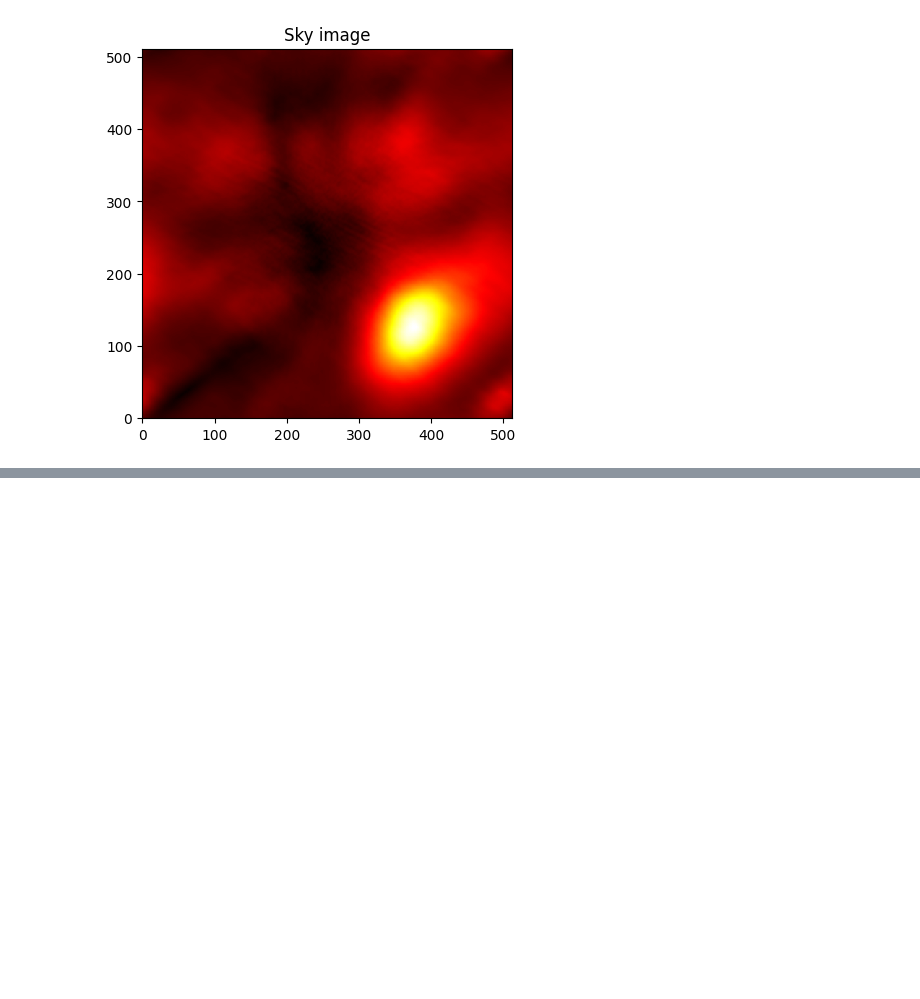
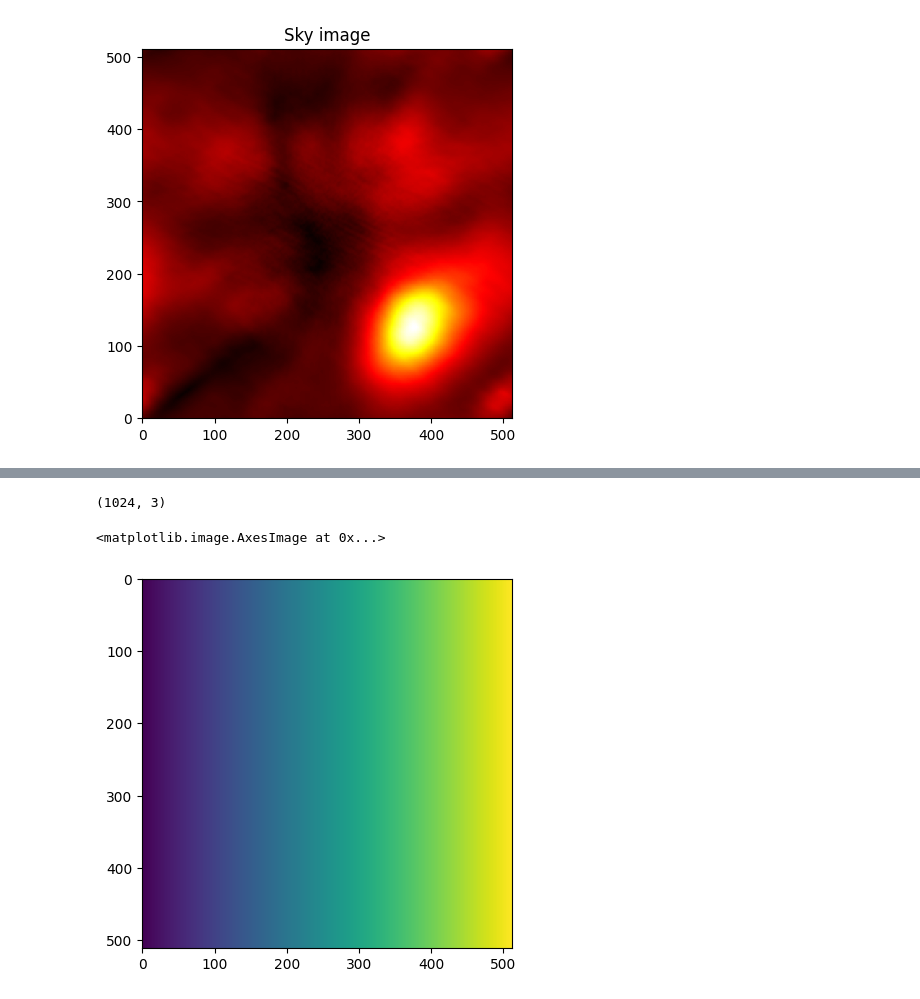
Before and after one commit to Mark1626/tensor-image-domain-gridding, a Jupyter notebook: Tensor_IDG.ipynb, the cells around one changed output, grey strips where cells are left out. Saved outputs shown, nothing was run; the diff lists cells and outputs as text; code cells hidden in the pictures; blank space fills up the shorter version.

```diff
--- a/Tensor_IDG.ipynb
+++ b/Tensor_IDG.ipynb
@@ -723,0 +797,3 @@ plt.imshow(dirty_image, interpolation='nearest', cmap=plt.get_cmap('hot'), origi
+# %%
+_lmn_grid = compute_lmn(grid_size, image_size)
+lmn_grid = rearrange(_lmn_grid, "(sz1 sz2) v -> v sz1 sz2", sz1=grid_size, sz2=grid_size, v=3)
@@ -723,0 +828,10 @@ plt.imshow(dirty_image, interpolation='nearest', cmap=plt.get_cmap('hot'), origi
+# %%
+lmn_subgrid = compute_lmn(subgrid_size, image_size)
+lmn_subgrid.shape
+# %% [output]
+(1024, 3)
+# %%
+plt.imshow(lmn_grid[0])
+# %% [output]
+<matplotlib.image.AxesImage at 0x...>
+[figure, added]
```
Also changed, not shown: parts of 13 cells of this notebook.
